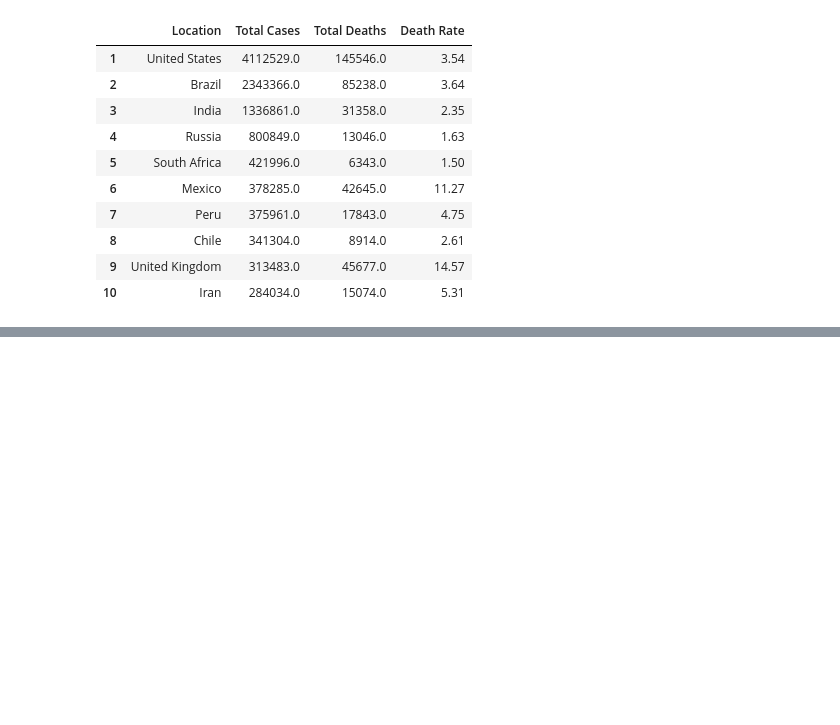
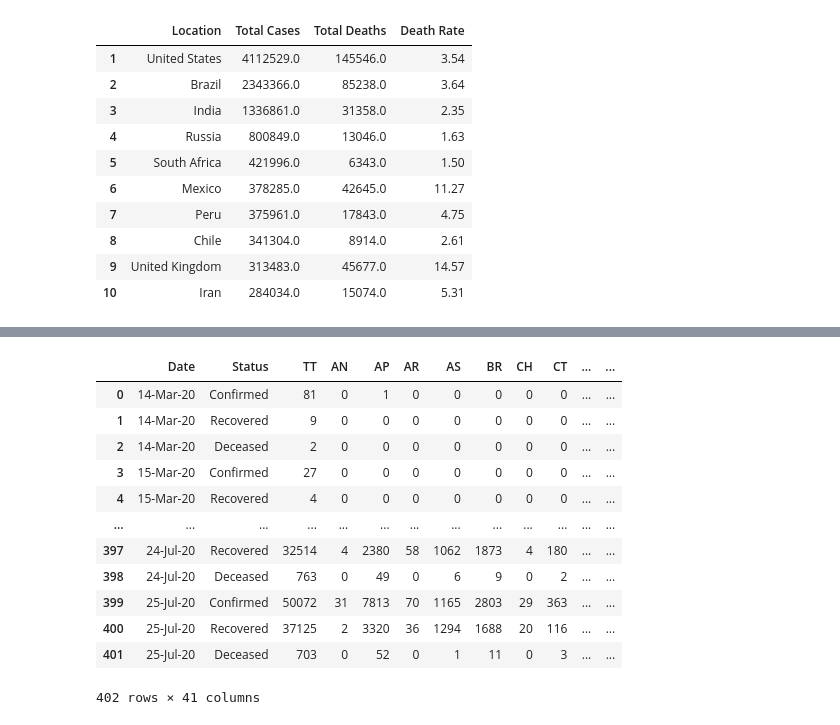
Before and after one commit to farzandkhan-zz/COVID-19, a Jupyter notebook: Covid Streamlit app.ipynb, the cells around one changed output, grey strips where cells are left out. Saved outputs shown, nothing was run; the diff lists cells and outputs as text; code cells hidden in the pictures; blank space fills up the shorter version.

```diff
--- a/Covid Streamlit app.ipynb
+++ b/Covid Streamlit app.ipynb
@@ -100,2 +45,4 @@ pd.to_datetime(now).dayofyear
 # %%
-pd.read_csv('https://api.covid19india.org/csv/latest/case_time_series.csv')
+import pandas as pd
+state_ser = pd.read_csv('https://api.covid19india.org/csv/latest/states.csv')
+state_ser['Date'] = pd.to_datetime(state_ser['Date'])
@@ -115,0 +64,16 @@ pd.read_csv('https://api.covid19india.org/csv/latest/case_time_series.csv')
+# %%
+state_ser
+# %% [output]
+|  | Date | Status | TT | AN | AP | AR | AS | BR | CH | CT | ... | ... |
+| 0 | 14-Mar-20 | Confirmed | 81 | 0 | 1 | 0 | 0 | 0 | 0 | 0 | ... | ... |
+| 1 | 14-Mar-20 | Recovered | 9 | 0 | 0 | 0 | 0 | 0 | 0 | 0 | ... | ... |
+| 2 | 14-Mar-20 | Deceased | 2 | 0 | 0 | 0 | 0 | 0 | 0 | 0 | ... | ... |
+| 3 | 15-Mar-20 | Confirmed | 27 | 0 | 0 | 0 | 0 | 0 | 0 | 0 | ... | ... |
+| 4 | 15-Mar-20 | Recovered | 4 | 0 | 0 | 0 | 0 | 0 | 0 | 0 | ... | ... |
+| ... | ... | ... | ... | ... | ... | ... | ... | ... | ... | ... | ... | ... |
+| 397 | 24-Jul-20 | Recovered | 32514 | 4 | 2380 | 58 | 1062 | 1873 | 4 | 180 | ... | ... |
+| 398 | 24-Jul-20 | Deceased | 763 | 0 | 49 | 0 | 6 | 9 | 0 | 2 | ... | ... |
+| 399 | 25-Jul-20 | Confirmed | 50072 | 31 | 7813 | 70 | 1165 | 2803 | 29 | 363 | ... | ... |
+| 400 | 25-Jul-20 | Recovered | 37125 | 2 | 3320 | 36 | 1294 | 1688 | 20 | 116 | ... | ... |
+| 401 | 25-Jul-20 | Deceased | 703 | 0 | 52 | 0 | 1 | 11 | 0 | 3 | ... | ... |
+402 rows × 41 columns
```
Also changed, not shown: parts of 10 cells of this notebook, 9 other files.
